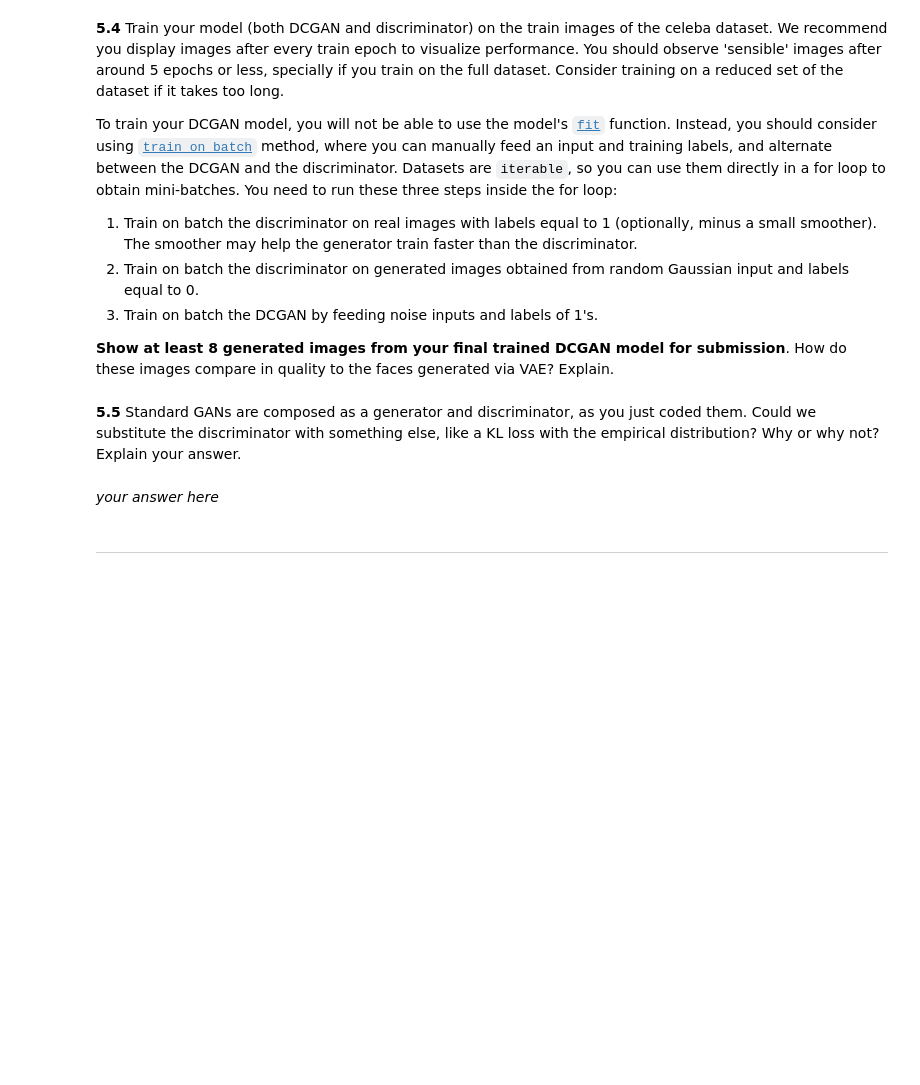
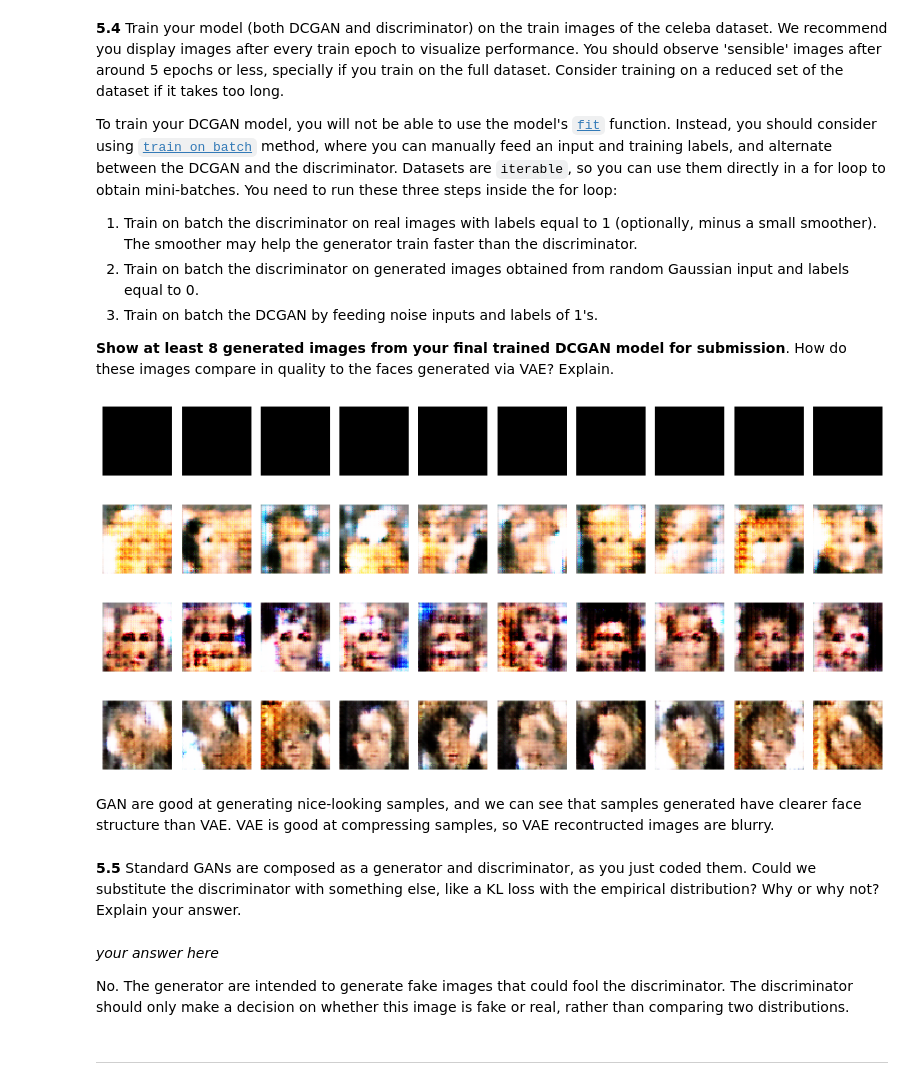
Before and after one commit to Ruby122/2020-CS109B, a Jupyter notebook: content/homeworks/hw07/cs109b_hw7.ipynb, the cells around one changed output. Saved outputs shown, nothing was run; the diff lists cells and outputs as text; code cells hidden in the pictures; blank space fills up the shorter version.

```diff
--- a/content/homeworks/hw07/cs109b_hw7.ipynb
+++ b/content/homeworks/hw07/cs109b_hw7.ipynb
@@ -1051,6 +1070,6 @@ discriminator.add(layers.LeakyReLU(alpha=0.01))
 discriminator.add(layers.Flatten())
 discriminator.add(layers.Dense(1, activation='sigmoid'))
 
-discriminator.compile(loss='binary_crossentropy', optimizer="adam")
+discriminator.compile(loss='binary_crossentropy', optimizer="adam", metrics=['accuracy'])
 discriminator.summary()
 # %% [output]
@@ -1083,7 +1102,7 @@ hidden = generator(inputs)
 output = discriminator(hidden)
 
 gan = models.Model(inputs, output)
-gan.compile(loss='binary_crossentropy', optimizer="adam")
+gan.compile(loss='binary_crossentropy', optimizer="adam", metrics=['accuracy'])
 # %% [markdown]
 **5.4** Train your model (both DCGAN and discriminator) on the train images of the celeba dataset. We recommend you display images after every train epoch to visualize performance. You should observe 'sensible' images after around 5 epochs or less, specially if you train on the full dataset. Consider training on a reduced set of the dataset if it takes too long.
 
@@ -1099,6 +1115,48 @@ To train your DCGAN model, you will not be able to use the model's [`fit`](https
+# %%
+def plot_generated(n_ex=10, dim=(1, 10), figsize=(12, 2)):
+    noise = np.random.normal(0, 1, size=(n_ex, noise_dim))
+    generated_images = generator.predict(noise)
+
+    plt.figure(figsize=figsize)
+    for i in range(generated_images.shape[0]):
+        plt.subplot(dim[0], dim[1], i+1)
+        plt.imshow(generated_images[i], interpolation='nearest', cmap='gray_r')
+        plt.axis('off')
+    plt.tight_layout()
+    plt.show()
+# %%
+# 5.4
+# your code here
+n_epochs = 4
+for epoch in range(n_epochs):
+    for (img_batch, _) in train_ds:
+        # Create noise vectors for the generator
+        noise = np.random.normal(0, 1, size=(batch_size, noise_dim))
+        # train discriminator on real images: labels = 1
+        y1 = np.ones(batch_size)
+        discriminator.trainable = True
+        discriminator.train_on_batch(img_batch, y1)
+        # train discriminator on generated images: labels = 0
+        generated_images = generator.predict(noise)
+        y2 = np.zeros(batch_size)
+        discriminator.train_on_batch(generated_images, y2)
+        # train DCGAN: labels = 1
+        # The generator wants the discriminator to label the generated samples as valid (ones)
+        discriminator.trainable = False
+        gan.train_on_batch(noise, y1)
+    plot_generated()
+# %% [output]
+[figure, added]
+[figure, added]
+[figure, added]
+[figure, added]
+# %% [markdown]
+GAN are good at generating nice-looking samples, and we can see that samples generated have clearer face structure than VAE. VAE is good at compressing samples, so VAE recontructed images are blurry.
 # %% [markdown]
 **5.5** Standard GANs are composed as a generator and discriminator, as you just coded them. Could we substitute the discriminator with something else, like a KL loss with the empirical distribution? Why or why not? Explain your answer.
-# %% [markdown]
-*your answer here*
+# %% [markdown]
+*your answer here*
+
+No. The generator are intended to generate fake images that could fool the discriminator. The discriminator should only make a decision on whether this image is fake or real, rather than comparing two distributions.
 # %% [markdown]
 ---
```
Also changed, not shown: parts of 26 cells of this notebook, 8 other files.
